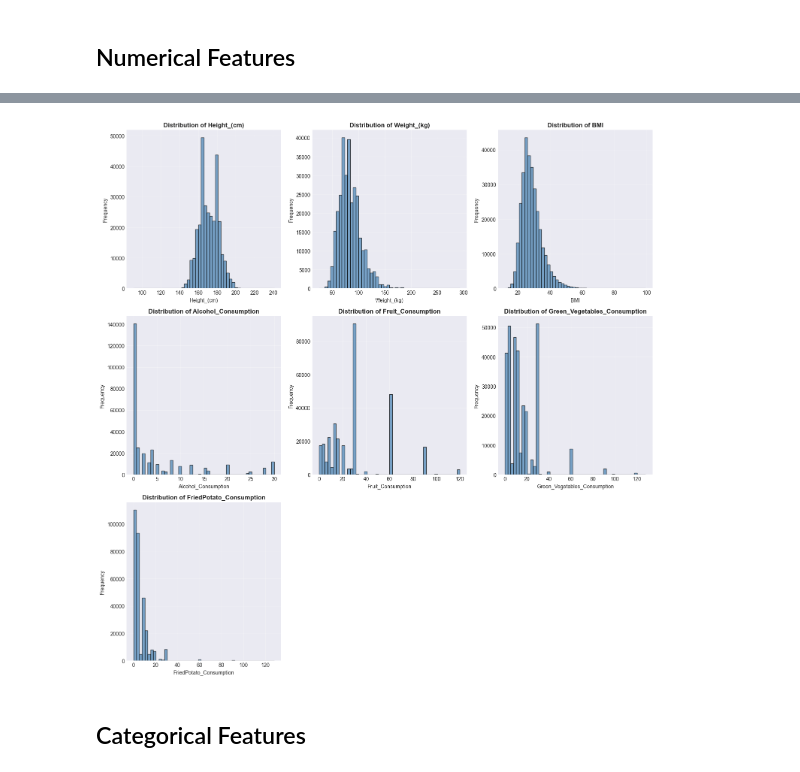
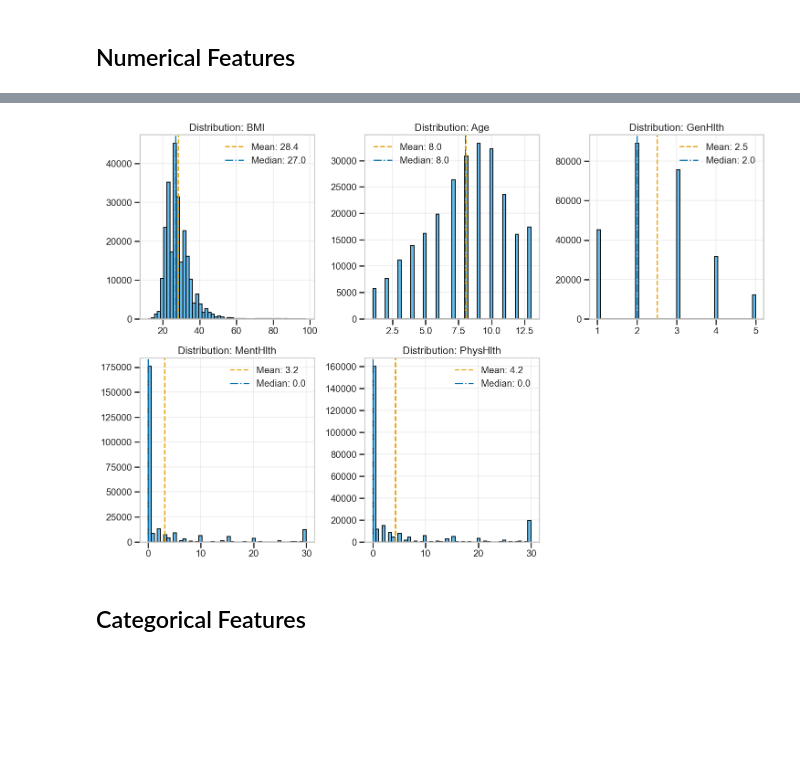
Before and after one commit to eyyuboeztuerk-arch/DPP-Stackfuel-Data-Science-Projekt, a Jupyter notebook: notebooks/01_exploration.ipynb, the cells around one changed output, grey strips where cells are left out. Cells and saved outputs as stored; diff of their text form; code cells hidden in the pictures; blank space fills up the shorter version.

```diff
--- a/notebooks/01_exploration.ipynb
+++ b/notebooks/01_exploration.ipynb
@@ -245,25 +334,23 @@ FriedPotato_Consumption   ensured as numeric
 # =============================================================================
 # 4. UNIQUE VALUES VERIFICATION
 # =============================================================================
-
 print("\n" + "="*80)
 print("UNIQUE VALUES VERIFICATION")
 print("="*80)
-
-print("\nUnique values per column:")
-print("-"*80)
 
 for col in df.columns:
     unique_count = df[col].nunique()
     print(f"\n{col} ({df[col].dtype}):")
     print(f"  Unique values: {unique_count}")
-
-    # Show unique values for categorical columns or columns with few unique values
     if unique_count <= 20:
-        unique_vals = df[col].unique()
+        try:
+            unique_vals = sorted(df[col].dropna().unique())
+        except Exception:
+            unique_vals = df[col].dropna().unique().tolist()
         print(f"  Values: {unique_vals}")
     else:
-        print(f"  Sample values: {df[col].unique()[:10]}")
+        sample_vals = df[col].dropna().unique()[:10]
+        print(f"  Sample values: {sample_vals}")
         print(f"  ... and {unique_count - 10} more")
 # %% [output]
 ================================================================================
@@ -452,37 +546,33 @@ print("\n" + "="*80)
 print("NUMERICAL FEATURES ANALYSIS")
 print("="*80)
 
-# Identify numerical columns
 numerical_cols = df.select_dtypes(include=[np.number]).columns.tolist()
-print(f"\nNumerical columns ({len(numerical_cols)}):")
-for col in numerical_cols:
-    print(f"  - {col}")
+for rem in [target_col, 'Diabetes_binary_numeric']:
+    if rem in numerical_cols:
+        numerical_cols.remove(rem)
 
-# Statistical summary
-print("\n" + "-"*80)
-print("Statistical Summary:")
-print("-"*80)
-print(df[numerical_cols].describe().round(2))
+print(f"\nNumerical columns ({len(numerical_cols)}): {numerical_cols}")
 
-# Distribution plots for numerical features
 if len(numerical_cols) > 0:
+    print("\nStatistical Summary of Numerical Features:")
+    print(df[numerical_cols].describe().T.round(2))
+
+key_numeric = [c for c in ['BMI', 'Age', 'GenHlth', 'MentHlth', 'PhysHlth'] if c in df.columns]
+if len(key_numeric) > 0:
     n_cols = 3
-    n_rows = (len(numerical_cols) + n_cols - 1) // n_cols
-
+    n_rows = int(np.ceil(len(key_numeric) / n_cols))
     fig, axes = plt.subplots(n_rows, n_cols, figsize=(15, 5*n_rows))
-    axes = axes.flatten() if n_rows > 1 else [axes] if n_cols == 1 else axes
-
-    for idx, col in enumerate(numerical_cols):
-        axes[idx].hist(df[col].dropna(), bins=50, color='steelblue', edgecolor='black', alpha=0.7)
-        axes[idx].set_title(f'Distribution of {col}', fontweight='bold')
-        axes[idx].set_xlabel(col)
-        axes[idx].set_ylabel('Frequency')
-        axes[idx].grid(True, alpha=0.3)
-
-    # Hide empty subplots
-    for idx in range(len(numerical_cols), len(axes)):
-        axes[idx].axis('off')
-
+    axes = axes.flatten() if n_rows > 1 else [axes]
+    for i, col in enumerate(key_numeric):
+        data = pd.to_numeric(df[col], errors='coerce').dropna()
+        axes[i].hist(data, bins=50, color=HIST_COLOR, edgecolor='black', alpha=0.9)
+        axes[i].axvline(data.mean(), color=CB_ORANGE, ls='--', lw=2, label=f"Mean: {data.mean():.1f}")
+        axes[i].axvline(data.median(), color=CB_BLUE,   ls='-.', lw=2, label=f"Median: {data.median():.1f}")
+        axes[i].set_title(f"Distribution: {col}")
+        axes[i].legend()
+        axes[i].grid(alpha=0.3)
+    for j in range(len(key_numeric), len(axes)):
+        axes[j].axis('off')
     plt.tight_layout()
     plt.show()
 # %% [output]
@@ -506,4 +589,4 @@ max                     128.00
-[figure, old version]
+[figure, new version]
 # %% [markdown]
 ## Categorical Features
 # %%
```
Also changed, not shown: parts of 14 cells of this notebook.
